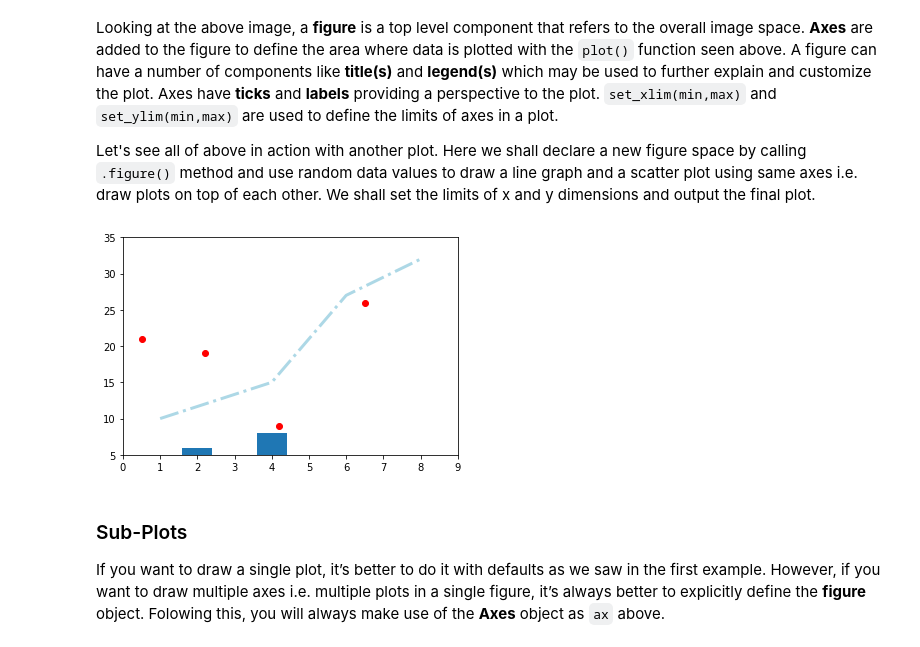
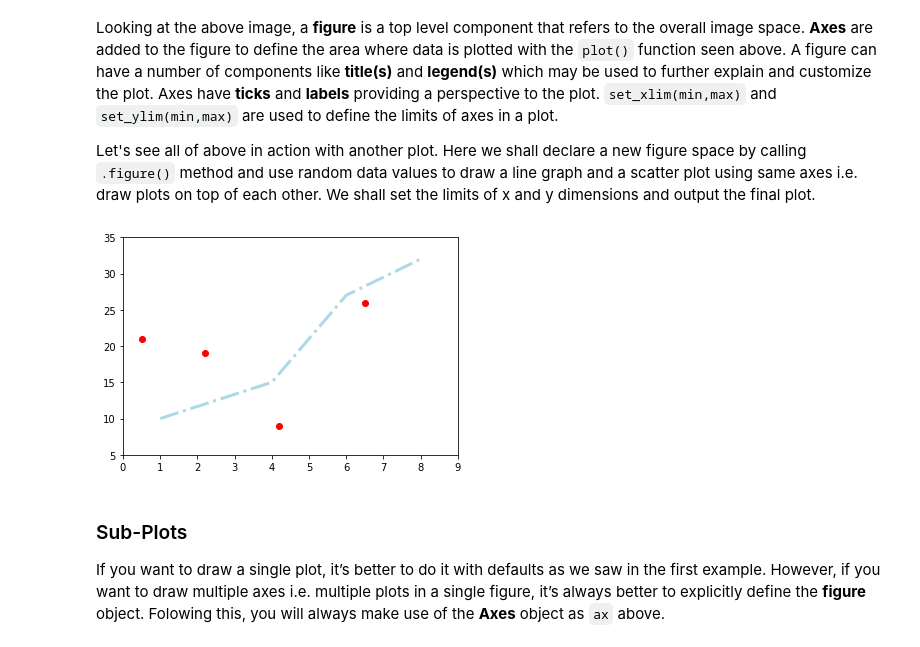
Before and after one commit to slieb74/dsc-1-03-12-customizing-visualizations-with-matplotlib-nyc-career-ds-062518, a Jupyter notebook: index.ipynb, the cells around one changed output. Saved outputs shown, nothing was run; the diff lists cells and outputs as text; code cells hidden in the pictures.

```diff
--- a/index.ipynb
+++ b/index.ipynb
@@ -113,25 +113,23 @@ Let's see all of above in action with another plot. Here we shall declare a new
 # %%
 # Define a new figure with matplotlib's .plot() function.
 new_figure = plt.figure()
 
 # Add a subplot to the figure - a new axes
 ax = new_figure.add_subplot(111)
 
 # Generate a line plot
 ax.plot([1, 4, 6, 8], [10, 15, 27, 32], color='lightblue', linewidth=3, linestyle = '-.')
 
 # Draw a scatter plot on same axes
 ax.scatter([0.5, 2.2, 4.2, 6.5], [21, 19, 9, 26], color='red', marker='o')
 
-ax.bar([2,4],[6,8])
-
 # Set the limits of x and y for axes
 ax.set_xlim(0, 9), ax.set_ylim(5,35)
 
 # Show the plot
 plt.show()
 # %% [output]
-[figure, old version]
+[figure, new version]
 # %% [markdown]
 ### Sub-Plots
 If you want to draw a single plot, it’s better to do it with defaults as we saw in the first example. However, if you want to draw multiple axes i.e. multiple plots in a single figure, it’s always better to explicitly define the **figure** object. Folowing this, you will always make use of the **Axes** object as `ax` above.
```
